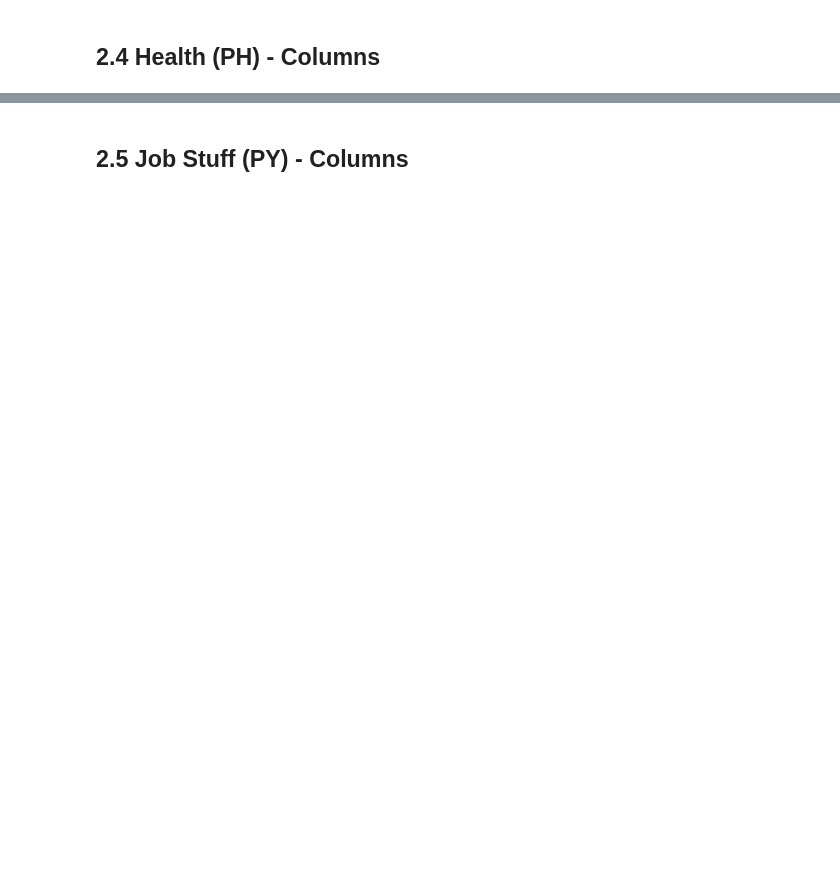
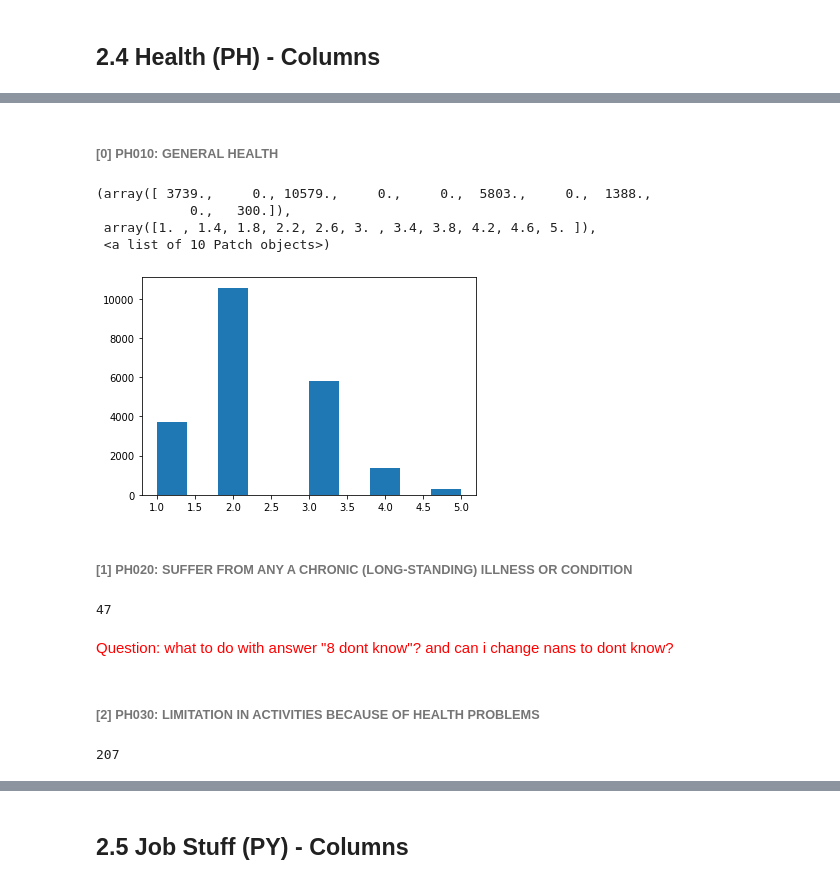
Before and after one commit to ta-data-lis/final-project, a Jupyter notebook: your-project/code.ipynb, the cells around one changed output, grey strips where cells are left out. Cells and saved outputs as stored; diff of their text form; code cells hidden in the pictures; blank space fills up the shorter version.

```diff
--- a/your-project/code.ipynb
+++ b/your-project/code.ipynb
@@ -957,0 +987,72 @@ health =['PH010: GENERAL HEALTH',
+# %% [markdown]
+###### [0] PH010: GENERAL HEALTH
+# %%
+"""
+The measurement of self-perceived health (SPH) is, by its very nature, subjective. The notion
+is restricted to an assessment coming from the individual and not from anyone outside that
+individual.
+1 very good
+2 good
+3 fair
+4 bad
+5 very bad
+
+"""
+
+ppp[health[0]].unique() ### values match definition
+
+## drop the nans
+ppp.dropna(subset=[health[0]], inplace = True)
+ppp[health[0]].isna().sum()
+
+plt.hist(ppp[health[0]]) ## slightly left shifted distribution, but i dont see a problem with that at the momemnts
+# %% [output]
+(array([ 3739.,     0., 10579.,     0.,     0.,  5803.,     0.,  1388.,
+            0.,   300.]),
+ array([1. , 1.4, 1.8, 2.2, 2.6, 3. , 3.4, 3.8, 4.2, 4.6, 5. ]),
+ <a list of 10 Patch objects>)
+[figure, added]
+# %% [markdown]
+###### [1] PH020: SUFFER FROM ANY A CHRONIC (LONG-STANDING) ILLNESS OR CONDITION
+# %%
+"""
+The main characteristics of a chronic condition are that it is permanent and may be expected
+to require a long period of supervision, observation or care; temporary problems are not of
+interest.
+1 yes
+2 no
+
+8 dont know
+9 refusal
+"""
+
+ppp[health[1]].unique()
+### what is this 8? --> check documentation: dont know
+## how many 8?
+ppp[health[1]].value_counts()
+# 912 --> decide later what to do with them
+ppp[health[1]].isna().sum() ## plus 47 nans
+# %% [output]
+47
+# %% [markdown]
+<font color='red'> Question: what to do with answer "8 dont know"? and can i change nans to dont know?
+ </font>
+# %% [markdown]
+###### [2] PH030: LIMITATION IN ACTIVITIES BECAUSE OF HEALTH PROBLEMS
+# %%
+"""
+The person’s self-assessment of whether they are hampered in their usual activity, as
+"activities people usually do", by any ongoing physical or mental health problem, illness or
+disability
+1 yes, strongly limited
+2 yes, limited
+3 no, not limited
+"""
+ppp[health[2]].unique()
+## also has 8...
+## how many 8?
+ppp[health[2]].value_counts()
+# 839 --> do the same as with health [1]
+ppp[health[2]].isna().sum() ## plus 207 nans
+# %% [output]
+207
```
Also changed, not shown: parts of 70 cells of this notebook.
